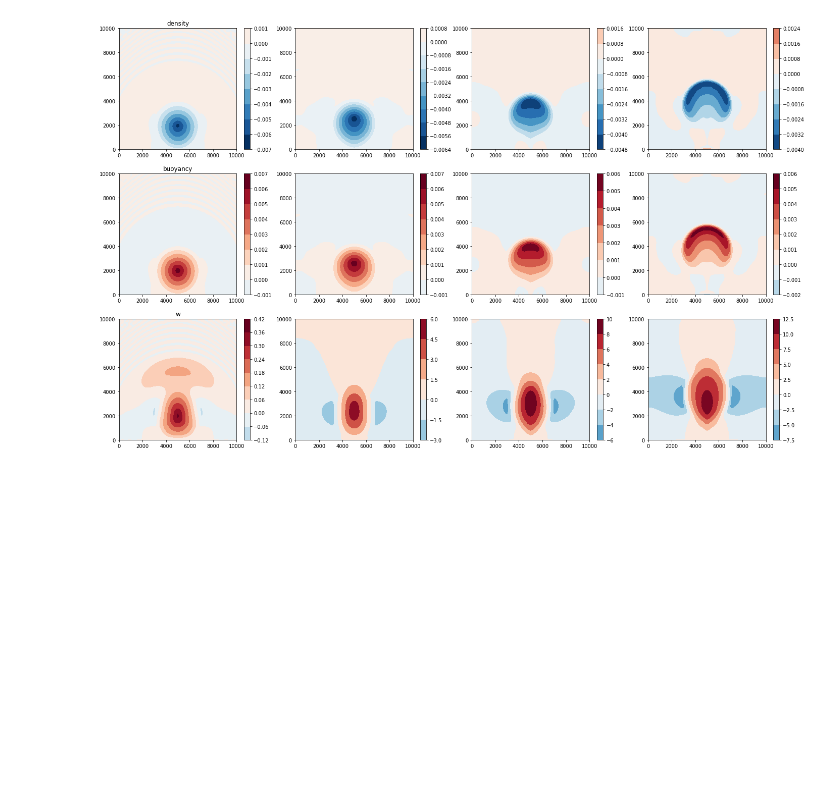
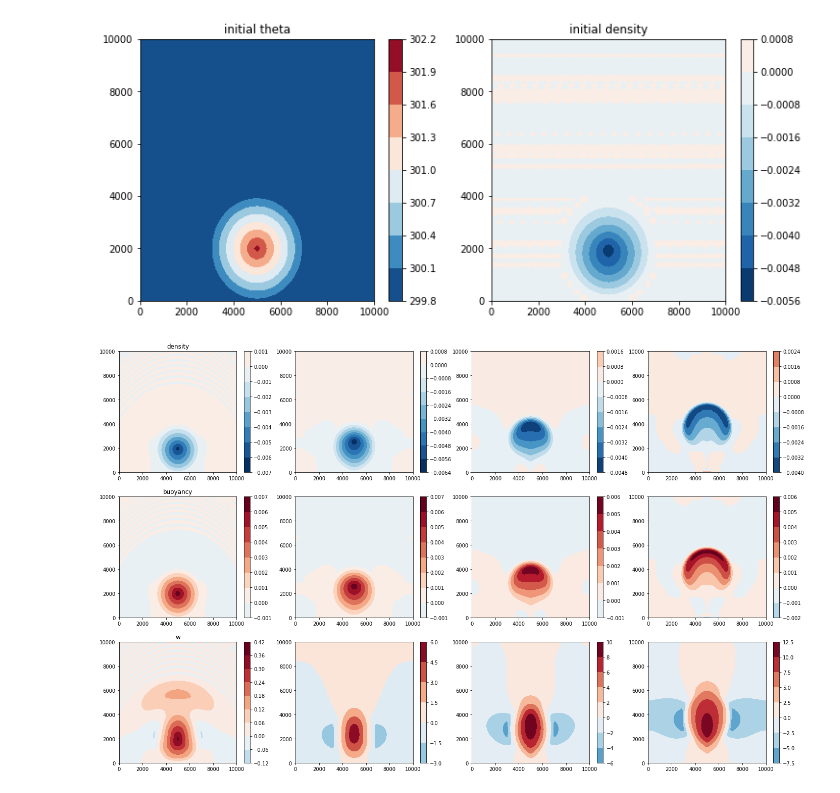
Before and after one commit to CliMA/VizCLIMA.jl, a Jupyter notebook: src/py/clima_les_risingbubble.ipynb, the cells around one changed output. Drawn from its saved outputs; the diff is of its cells as text; code cells hidden in the pictures; blank space fills up the shorter version.

```diff
--- a/src/py/clima_les_risingbubble.ipynb
+++ b/src/py/clima_les_risingbubble.ipynb
@@ -22,10 +22,27 @@ zlen = len(z)
 ρ = statedata["ρ"][:].mean(axis=2)
 ρ_ref = auxdata["ref_state.ρ"][:].mean(axis=2)
 
+θ_v = auxdata["moisture.θ_v"][:].mean(axis=2)
+
 ρ_a = ρ[:] - ρ_ref[:]
 b = -ρ_a/ρ[:]
 
 w = (statedata['ρu[3]'][:].mean(axis=2))/ρ[:]
+# %%
+fig, ax = plt.subplots(1,2,figsize=(12,5))
+
+C=ax[0].contourf(x,z, θ_v[0,:,:], cmap='RdBu_r')
+plt.colorbar(C, ax=ax[0])
+ax[0].set_title('initial theta')
+
+tm = abs(ρ_a[0,:,:]).max()
+C=ax[1].contourf(x,z, ρ_a[0,:,:], vmin=-tm, vmax=tm, cmap='RdBu_r')
+plt.colorbar(C, ax=ax[1])
+ax[1].set_title('initial density')
+
+plt.show()
+# %% [output]
+[figure, added]
 # %%
 fig, ax = plt.subplots(3,4,figsize=(24,15))
 
```
